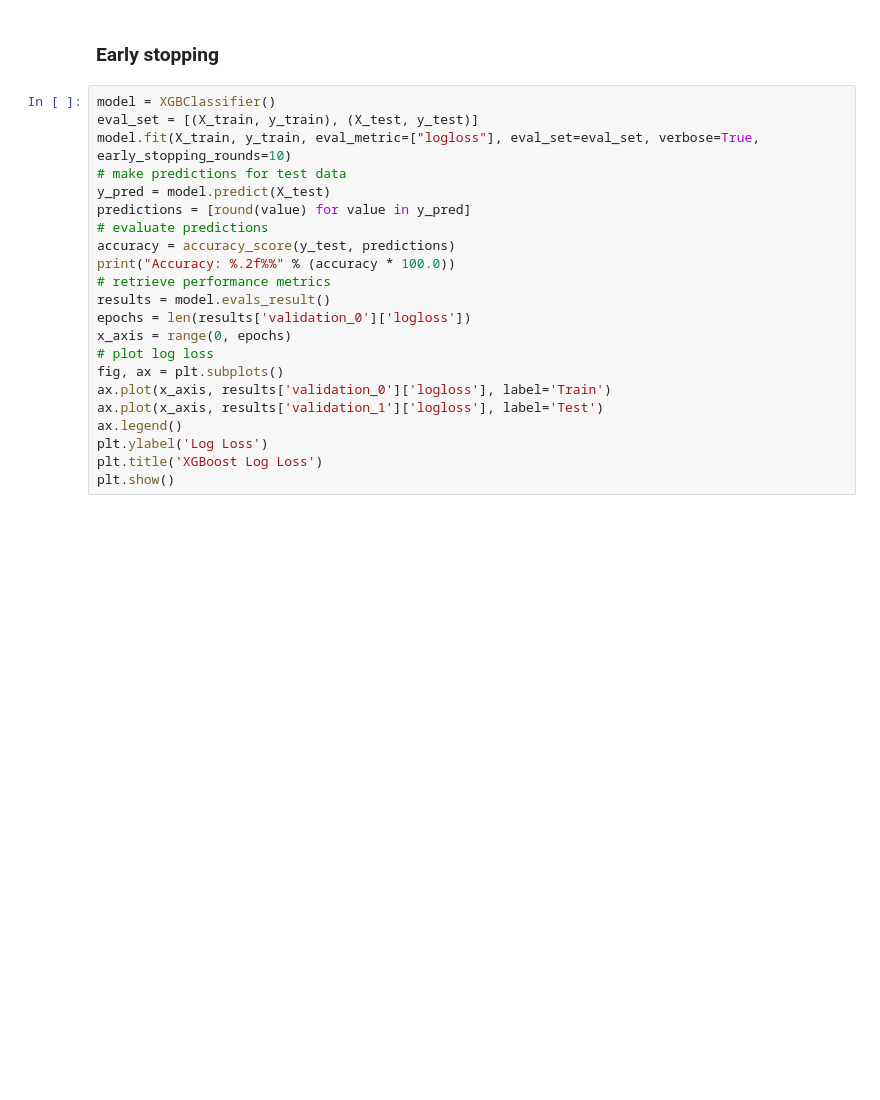
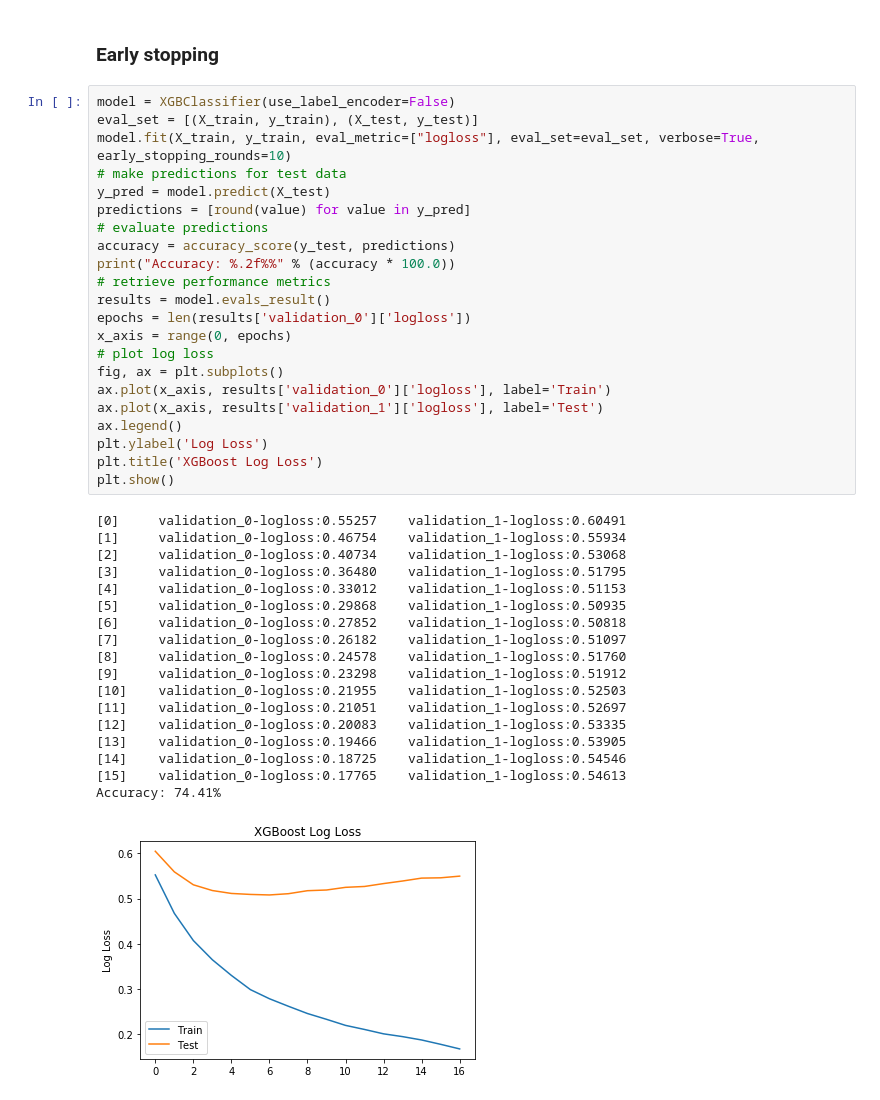
Before and after one commit to MSc-in-Data-Science/class_material, a Jupyter notebook: semester_1/Machine_Learning/Ensembles/XGBoost.ipynb, the cells around one changed output. Saved outputs shown, nothing was run; the diff lists cells and outputs as text; blank space fills up the shorter version.

```diff
--- a/semester_1/Machine_Learning/Ensembles/XGBoost.ipynb
+++ b/semester_1/Machine_Learning/Ensembles/XGBoost.ipynb
@@ -286,24 +338,43 @@ plt.show()
 # %% [markdown]
 ### Early stopping
 # %%
-model = XGBClassifier()
+model = XGBClassifier(use_label_encoder=False)
 eval_set = [(X_train, y_train), (X_test, y_test)]
 model.fit(X_train, y_train, eval_metric=["logloss"], eval_set=eval_set, verbose=True, early_stopping_rounds=10)
 # make predictions for test data
 y_pred = model.predict(X_test)
 predictions = [round(value) for value in y_pred]
 # evaluate predictions
 accuracy = accuracy_score(y_test, predictions)
 print("Accuracy: %.2f%%" % (accuracy * 100.0))
 # retrieve performance metrics
 results = model.evals_result()
 epochs = len(results['validation_0']['logloss'])
 x_axis = range(0, epochs)
 # plot log loss
 fig, ax = plt.subplots()
 ax.plot(x_axis, results['validation_0']['logloss'], label='Train')
 ax.plot(x_axis, results['validation_1']['logloss'], label='Test')
 ax.legend()
 plt.ylabel('Log Loss')
 plt.title('XGBoost Log Loss')
 plt.show()
+# %% [output]
+[0]     validation_0-logloss:0.55257    validation_1-logloss:0.60491
+[1]     validation_0-logloss:0.46754    validation_1-logloss:0.55934
+[2]     validation_0-logloss:0.40734    validation_1-logloss:0.53068
+[3]     validation_0-logloss:0.36480    validation_1-logloss:0.51795
+[4]     validation_0-logloss:0.33012    validation_1-logloss:0.51153
+[5]     validation_0-logloss:0.29868    validation_1-logloss:0.50935
+[6]     validation_0-logloss:0.27852    validation_1-logloss:0.50818
+[7]     validation_0-logloss:0.26182    validation_1-logloss:0.51097
+[8]     validation_0-logloss:0.24578    validation_1-logloss:0.51760
+[9]     validation_0-logloss:0.23298    validation_1-logloss:0.51912
+[10]    validation_0-logloss:0.21955    validation_1-logloss:0.52503
+[11]    validation_0-logloss:0.21051    validation_1-logloss:0.52697
+[12]    validation_0-logloss:0.20083    validation_1-logloss:0.53335
+[13]    validation_0-logloss:0.19466    validation_1-logloss:0.53905
+[14]    validation_0-logloss:0.18725    validation_1-logloss:0.54546
+[15]    validation_0-logloss:0.17765    validation_1-logloss:0.54613
+Accuracy: 74.41%
+[figure, added]
```
Also changed, not shown: parts of 9 cells of this notebook.
